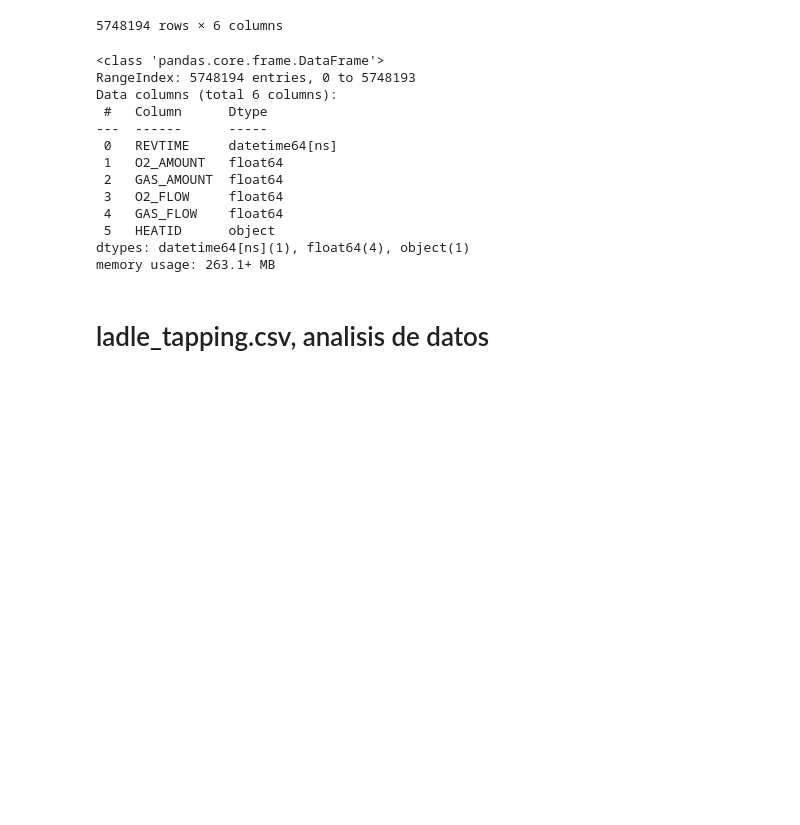
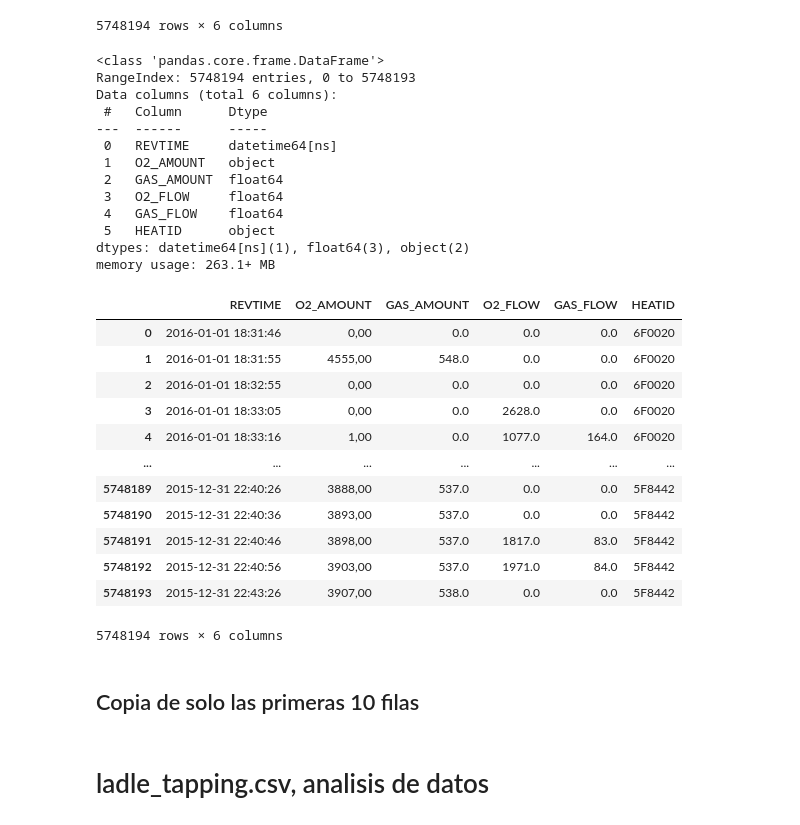
Before and after one commit to rpribau/test_electric_arc, a Jupyter notebook: test_electric_arc.ipynb, the cells around one changed output. Drawn from its saved outputs; the diff is of its cells as text; code cells hidden in the pictures; blank space fills up the shorter version.

```diff
--- a/test_electric_arc.ipynb
+++ b/test_electric_arc.ipynb
@@ -744,7 +748,7 @@ df_inj_mat.to_csv('inj_mat_converted.csv', index=False)
 # %% [markdown]
 # eaf_gaslance_mat.csv, analisis de datos
 # %%
-df_eaf_gaslance_mat = pd.read_csv('eaf_gaslance_mat.csv')
+df_eaf_gaslance_mat = pd.read_csv('files/original/eaf_gaslance_mat.csv')
 df_eaf_gaslance_mat.head()
 # %% [output]
 |  | REVTIME | O2_AMOUNT | GAS_AMOUNT | O2_FLOW | GAS_FLOW | HEATID |
@@ -801,11 +805,11 @@ Data columns (total 6 columns):
  #   Column      Dtype
 ---  ------      -----
  0   REVTIME     datetime64[ns]
- 1   O2_AMOUNT   float64
+ 1   O2_AMOUNT   object
  2   GAS_AMOUNT  float64
  3   O2_FLOW     float64
  4   GAS_FLOW    float64
  5   HEATID      object
-dtypes: datetime64[ns](1), float64(4), object(1)
+dtypes: datetime64[ns](1), float64(3), object(2)
 memory usage: 263.1+ MB
 # %%
@@ -812,0 +817,18 @@ df_eaf_gaslance_mat.to_csv('eaf_gaslance_mat_converted.csv', index=False)
+# %%
+df_eaf_gaslance_mat
+# %% [output]
+|  | REVTIME | O2_AMOUNT | GAS_AMOUNT | O2_FLOW | GAS_FLOW | HEATID |
+| 0 | 2016-01-01 18:31:46 | 0,00 | 0.0 | 0.0 | 0.0 | 6F0020 |
+| 1 | 2016-01-01 18:31:55 | 4555,00 | 548.0 | 0.0 | 0.0 | 6F0020 |
+| 2 | 2016-01-01 18:32:55 | 0,00 | 0.0 | 0.0 | 0.0 | 6F0020 |
+| 3 | 2016-01-01 18:33:05 | 0,00 | 0.0 | 2628.0 | 0.0 | 6F0020 |
+| 4 | 2016-01-01 18:33:16 | 1,00 | 0.0 | 1077.0 | 164.0 | 6F0020 |
+| ... | ... | ... | ... | ... | ... | ... |
+| 5748189 | 2015-12-31 22:40:26 | 3888,00 | 537.0 | 0.0 | 0.0 | 5F8442 |
+| 5748190 | 2015-12-31 22:40:36 | 3893,00 | 537.0 | 0.0 | 0.0 | 5F8442 |
+| 5748191 | 2015-12-31 22:40:46 | 3898,00 | 537.0 | 1817.0 | 83.0 | 5F8442 |
+| 5748192 | 2015-12-31 22:40:56 | 3903,00 | 537.0 | 1971.0 | 84.0 | 5F8442 |
+| 5748193 | 2015-12-31 22:43:26 | 3907,00 | 538.0 | 0.0 | 0.0 | 5F8442 |
+5748194 rows × 6 columns
+# %% [markdown]
+## Copia de solo las primeras 10 filas
```
Also changed, not shown: parts of 25 cells of this notebook, 6 other files.
